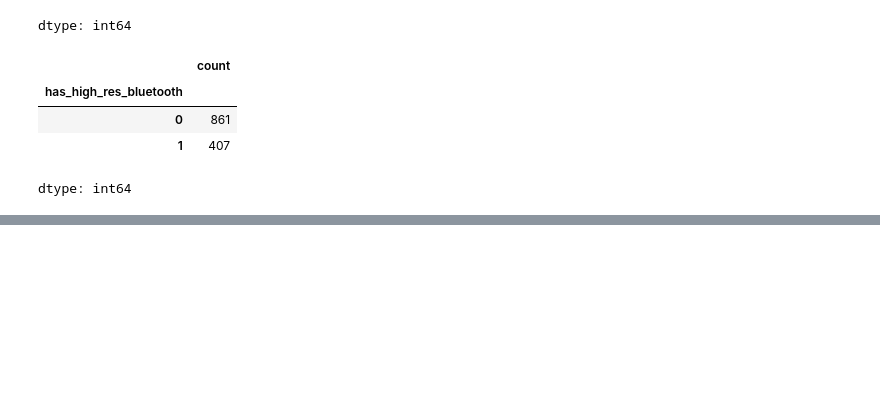
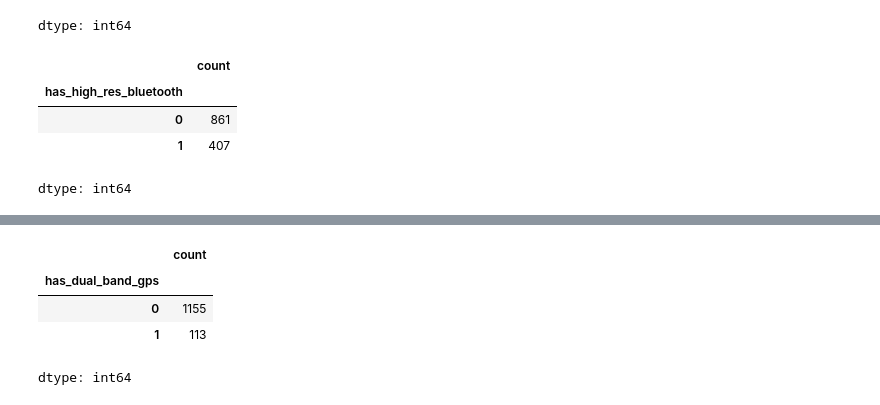
Before and after one commit to rajeshxdatascience/smartphone-recommender-system, a Jupyter notebook: SpecLens_AI_Data_Engineering.ipynb, the cells around one changed output, grey strips where cells are left out. Saved outputs shown, nothing was run; the diff lists cells and outputs as text; code cells hidden in the pictures; blank space fills up the shorter version.

```diff
--- a/SpecLens_AI_Data_Engineering.ipynb
+++ b/SpecLens_AI_Data_Engineering.ipynb
@@ -5147,0 +5171,8 @@ dtype: int64
+# %%
+df['has_dual_band_gps'].value_counts()
+# %% [output]
+|  | count |
+| has_dual_band_gps |  |
+| 0 | 1155 |
+| 1 | 113 |
+dtype: int64
```
Also changed, not shown: parts of 6 cells of this notebook.
